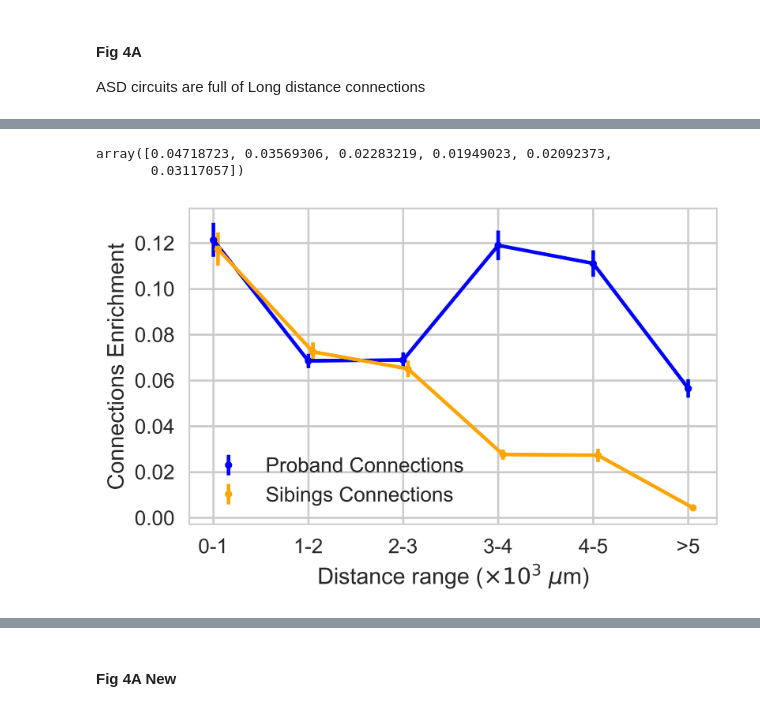
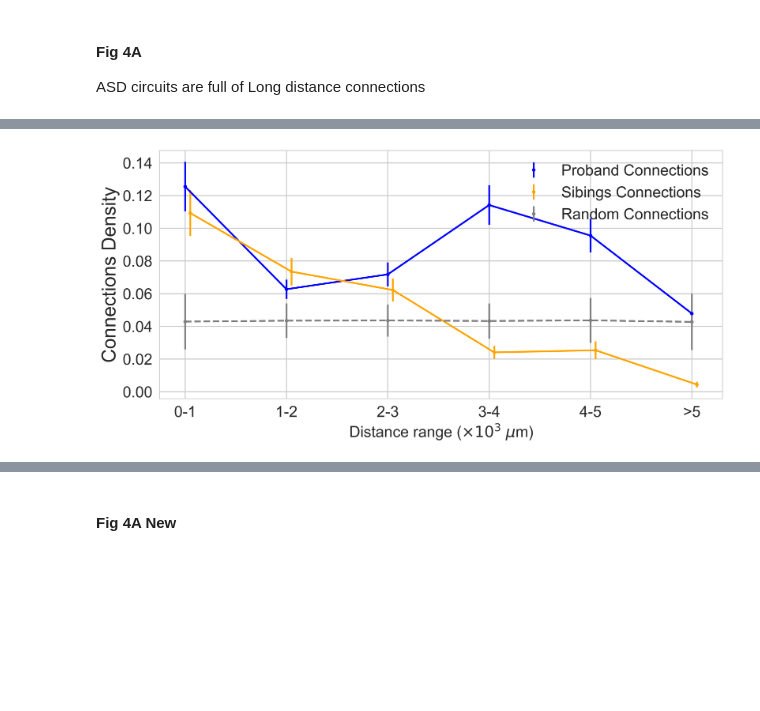
Before and after one commit to explorerwjy/ASD_Circuits, a Jupyter notebook: src/Figures_And_Tables.ipynb, the cells around one changed output, grey strips where cells are left out. Cells and saved outputs as stored; diff of their text form; code cells hidden in the pictures; blank space fills up the shorter version.

```diff
--- a/src/Figures_And_Tables.ipynb
+++ b/src/Figures_And_Tables.ipynb
@@ -816,5 +823,0 @@ Match_Dy.shape
-# %%
-Match_Dy
-# %% [output]
-array([0.04718723, 0.03569306, 0.02283219, 0.01949023, 0.02092373,
-       0.03117057])
@@ -821,30 +828,50 @@ array([0.04718723, 0.03569306, 0.02283219, 0.01949023, 0.02092373,
+# %%
+Rand_Data = []
+for i in range(1000):
+    STRs = Rand_STRs[:, i]
+    #print(STRs.shape)
+    rand_top50_conn = []
+    N_Connections_total = []
+    for i,v in enumerate(Dist_cut_graphs):
+        g_ = Dist_cut_graphs[i]
+        N_Connections_total.append(len(g_.es))
+        rand_top50_conn.append(len(subgraph(g_, STRs).es))
+    rand_top50_conn = np.array(rand_top50_conn)
+    N_Connections_total = np.array(N_Connections_total)
+
+    dat_one_rand = rand_top50_conn/N_Connections_total
+    Rand_Data.append(dat_one_rand)
+Rand_Data = np.array(Rand_Data)
+# %%
+rand_mean = Rand_Data.mean(axis=0)
+Rand_Dy = Rand_Data.std(axis=0)
 # %%
 plt.style.use('seaborn-whitegrid')
 %matplotlib inline
 import matplotlib.ticker as mticker
 plt.style.use('seaborn-talk')
-matplotlib.rcParams.update({'font.size': 22})
-fig, ax1 = plt.subplots(dpi=400, figsize=(6,4))
-#dat_asd = ASD_top49_conn/N_Connections_total
-#dat_sib = Sib_top49_conn/N_Connections_total
-ax1.errorbar(np.arange(6), real_asd_dat, yerr=ASD_Dy/2, fmt=".", label="Proband Connections", color="blue")
-ax1.errorbar(np.arange(6) + 0.05, real_sib_dat, yerr=Sib_Dy/2, fmt=".k", label="Sibings Connections", color="orange")
-#ax1.errorbar(np.arange(6) + 0.1, match_mean, yerr=Match_Dy/2, fmt=".k", label="Match", color="red")
+matplotlib.rcParams.update({'font.size': 25})
+fig, ax1 = plt.subplots(dpi=480, figsize=(12,6))
+
+ax1.errorbar(np.arange(6), real_asd_dat, yerr=ASD_Dy, fmt=".",
+             label="Proband Connections", color="blue")
+ax1.errorbar(np.arange(6) + 0.05, real_sib_dat, yerr=Sib_Dy, fmt=".k",
+             label="Sibings Connections", color="orange")
+ax1.errorbar(np.arange(6) , rand_mean, yerr=Rand_Dy, fmt=".k",
+             label="Random Connections", color="gray")
 ax1.plot(np.arange(6), real_asd_dat, marker="." , color="blue")
 ax1.plot(np.arange(6) + 0.05, real_sib_dat, marker=".", color="orange")
+ax1.plot(np.arange(6)  , rand_mean, marker=".", color="gray", ls="dashed")
 
-#$ax1.plot(np.arange(6), ASD_top49_pairs, marker=".", label="Proband STR Pairs", color="blue", ls="dashed")
-#ax1.plot(np.arange(6) + 0.05, Sib_top49_pairs, marker=".", label="Sibings STR pairs", color="orange", ls="dashed")
 
-#ax1.plot(np.arange(6) + 0.1, match_mean, marker=".", color="red")
-#ax1.axhline(y=1, ls="--", color="grey")
 ax1.grid(True)
-ax1.legend()
-ax1.set_ylabel("Connections Density")
-ax1.set_xlabel(r"Distance range ($\times 10^3$ $\mu$m)")
-ax1.set_xticklabels(["", "0-1", "1-2", "2-3", "3-4", "4-5", r">5"])
+ax1.legend(loc="upper right", fontsize=20)
+ax1.set_ylabel("Connections Density", fontsize=25)
+ax1.set_xlabel(r"Distance range ($\times 10^3$ $\mu$m)", fontsize=20)
+ax1.set_xticklabels(["", "0-1", "1-2", "2-3", "3-4", "4-5", r">5"], fontsize=20)
+ax1.tick_params(axis='y', labelsize=20)
 #plt.gca().xaxis.set_major_formatter(mticker.FormatStrFormatter('%s x1000'))
 plt.tight_layout()
 fig.savefig("figs/Fig_4.A.pdf")
 # %% [output]
-[figure, old version]
+[figure, new version]
```
Also changed, not shown: parts of 69 cells of this notebook, 14 other files.
